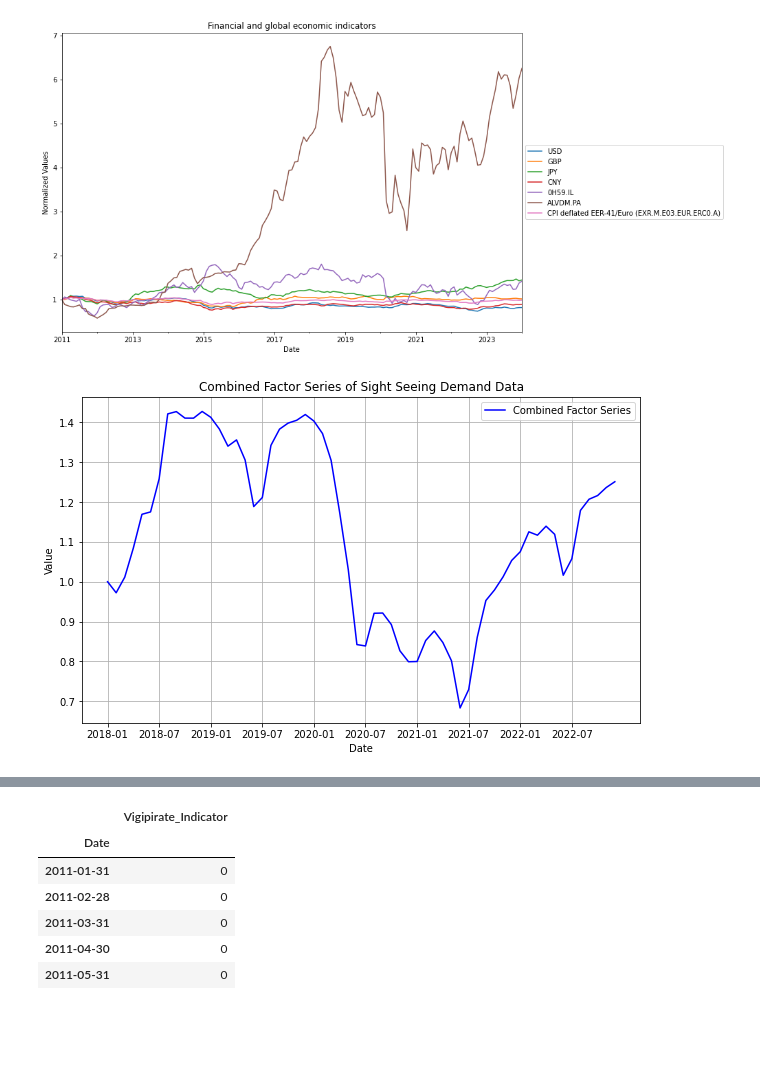
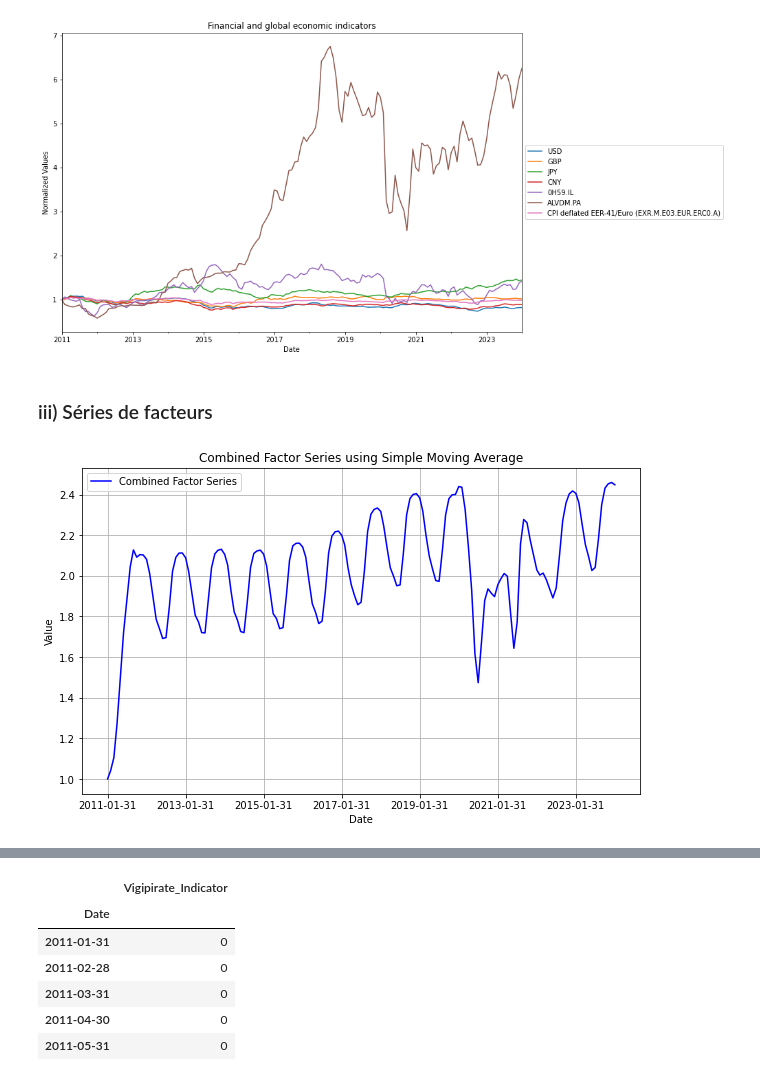
Before and after one commit to Laveine-v2/MODS206-DFM, a Jupyter notebook: Data_analysis.ipynb, the cells around one changed output, grey strips where cells are left out. Cells and saved outputs as stored; diff of their text form; code cells hidden in the pictures; blank space fills up the shorter version.

```diff
--- a/Data_analysis.ipynb
+++ b/Data_analysis.ipynb
@@ -122,3 +123,23 @@ overnight_stays_df_t
 | 2023-12-31 | 1.296651 | 1.111588 | 1.217899 | 1.372308 | ... |
 | 2024-01-31 | 1.059809 | 1.068670 | 1.007782 | 1.111795 | ... |
 157 rows × 39 columns
+# %%
+# Cleaning services GDP data
+services_GDP_df=pd.read_csv('databases/famille_SERVICES/valeurs_mensuelles.csv', sep=';')
+services_GDP_df=services_GDP_df.drop(services_GDP_df[services_GDP_df['Libellé'] == 'Codes'].index)
+services_GDP_df=services_GDP_df.drop('Période', axis=1)
+
+services_GDP_df_t = services_GDP_df.transpose()
+
+services_GDP_df_t.columns = services_GDP_df_t.iloc[0]
+services_GDP_df_t = services_GDP_df_t.drop(services_GDP_df_t.index[:3])
+
+services_GDP_df_t=services_GDP_df_t['2011-01':]
+
+services_GDP_df_t = services_GDP_df_t.iloc[:, [3,5,6,12,13,22,23,24,26,70,77,78,80,93,94,96,117]]
+
+services_GDP_df_t.index = pd.to_datetime(services_GDP_df_t.index, format='%Y-%m').to_period('M').to_timestamp('M')
+
+services_GDP_df_t = services_GDP_df_t.apply(pd.to_numeric, errors='ignore')
+services_GDP_df_t = services_GDP_df_t / services_GDP_df_t.iloc[0]
+services_GDP_df_t
@@ -124,0 +218,5 @@ overnight_stays_df_t
+# %%
+# Concatenate overnight stays, exchange rate, stock prices and CPI index data
+data = pd.concat([overnight_stays_df_t, change_rate_pd, monthly_data, cpi_index_df,services_GDP_df_t], axis=1)
+data = data.drop(data.index[-1])
+data
@@ -194,5 +248,0 @@ cpi_index_df
-# %%
-# Concatenate overnight stays, exchange rate, stock prices and CPI index data
-data = pd.concat([overnight_stays_df_t, change_rate_pd, monthly_data, cpi_index_df], axis=1)
-data = data.drop(data.index[-1])
-data
@@ -219,26 +268,26 @@ ax.legend(loc='center left', bbox_to_anchor=(1, 0.5))
 plt.show()
 # %% [output]
 [figure]
+# %% [markdown]
+### iii) Séries de facteurs
 # %%
 # Factor series using simple moving average
 def calculate_sma(series, window=10):
     return series.rolling(window=window, min_periods=1).mean()
 
-sight_seeing_demand_df_numeric = sight_seeing_demand_df.apply(pd.to_numeric, errors='coerce')
-factor_series = sight_seeing_demand_df_numeric.apply(calculate_sma)
-combined_factor_series = factor_series.mean(axis=1)
+facser = data.apply(calculate_sma)
+comb_facser = facser.mean(axis=1)
 
-
-tick_frequency = 6
+tick_frequency = 24
 plt.figure(figsize=(10, 6))
-plt.plot(combined_factor_series.index, combined_factor_series.values, label='Combined Factor Series', color='blue')
-plt.title('Combined Factor Series of Sight Seeing Demand Data')
+plt.plot(comb_facser.index, comb_facser.values, label='Combined Factor Series', color='blue')
+plt.title('Combined Factor Series using Simple Moving Average')
 plt.xlabel('Date')
 plt.ylabel('Value')
 plt.legend()
 plt.grid(True)
-plt.xticks(combined_factor_series.index[::tick_frequency])
+plt.xticks(comb_facser.index[::tick_frequency])
 plt.show()
 # %% [output]
-[figure, old version]
+[figure, new version]
 # %%
```
Also changed, not shown: parts of 27 cells of this notebook, 2 other files.
